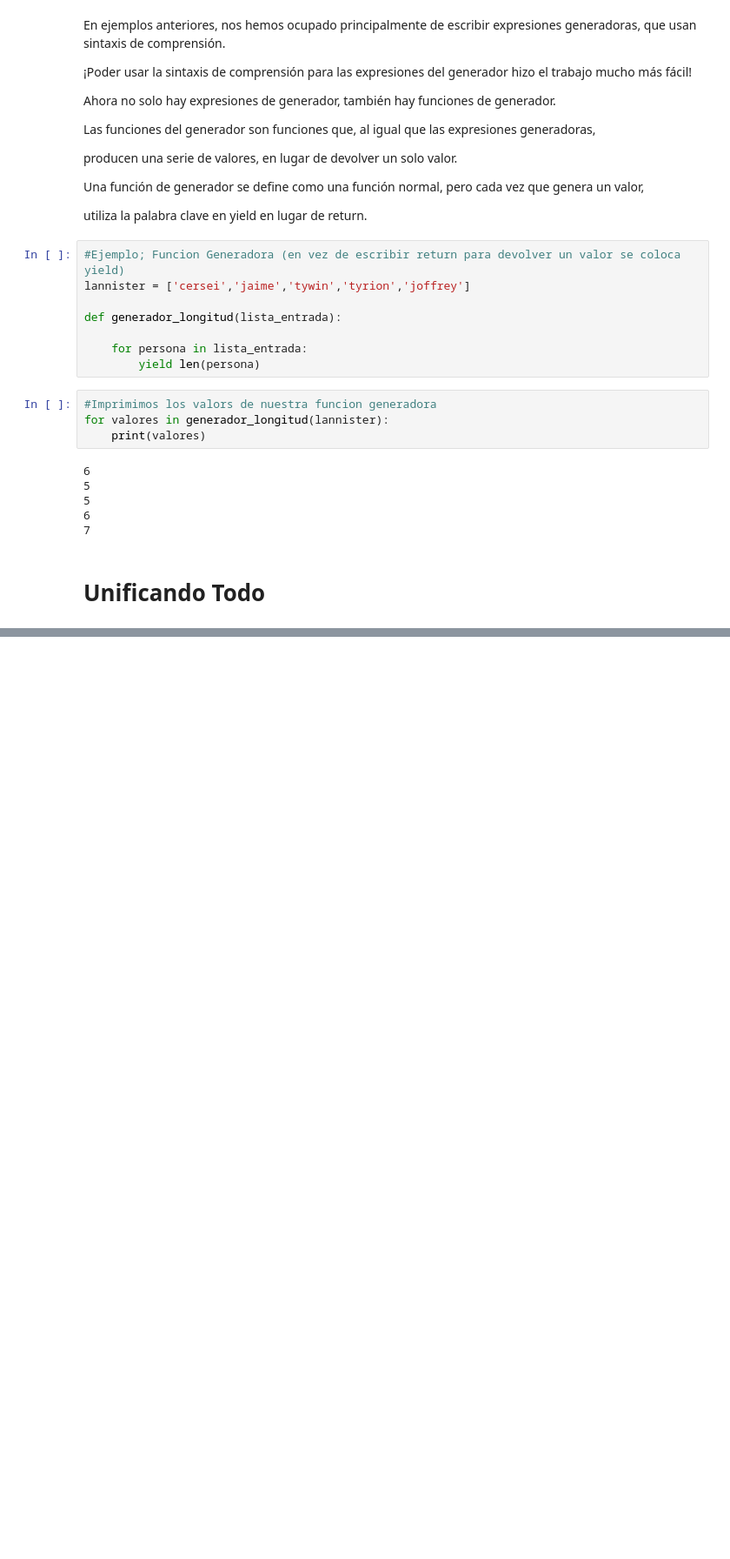
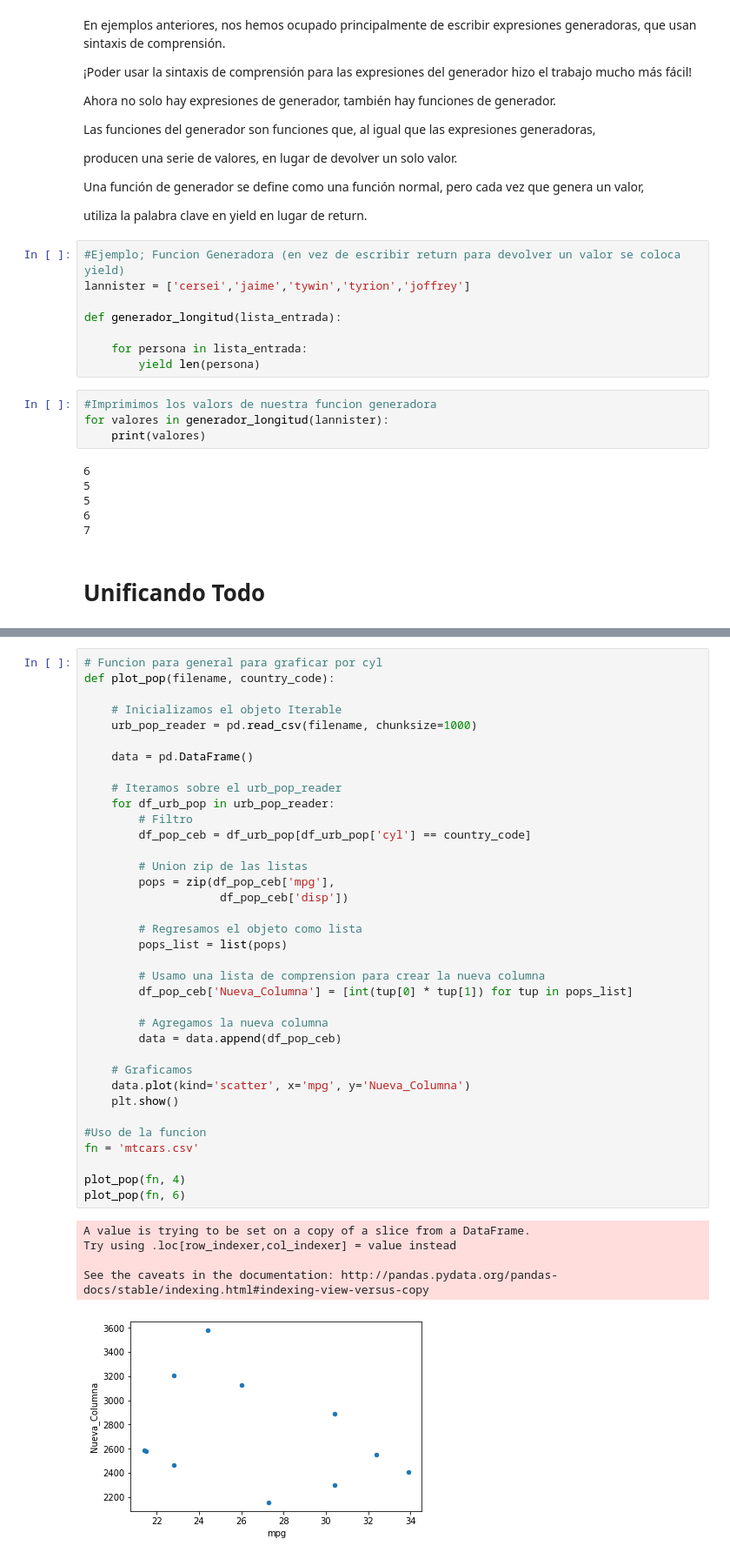
Before and after one commit to Corderodedios182/Resumenes-Python, a Jupyter notebook: Toolbox (Part 2).ipynb, the cells around one changed output, grey strips where cells are left out. Shown: that part at 87% size. Cells and saved outputs as stored; diff of their text form; blank space fills up the shorter version.

```diff
--- a/Toolbox (Part 2).ipynb
+++ b/Toolbox (Part 2).ipynb
@@ -553,0 +800,42 @@ for valores in generador_longitud(lannister):
+# %%
+# Funcion para general para graficar por cyl
+def plot_pop(filename, country_code):
+
+    # Inicializamos el objeto Iterable
+    urb_pop_reader = pd.read_csv(filename, chunksize=1000)
+
+    data = pd.DataFrame()
+
+    # Iteramos sobre el urb_pop_reader
+    for df_urb_pop in urb_pop_reader:
+        # Filtro
+        df_pop_ceb = df_urb_pop[df_urb_pop['cyl'] == country_code]
+
+        # Union zip de las listas
+        pops = zip(df_pop_ceb['mpg'],
+                    df_pop_ceb['disp'])
+
+        # Regresamos el objeto como lista
+        pops_list = list(pops)
+
+        # Usamo una lista de comprension para crear la nueva columna
+        df_pop_ceb['Nueva_Columna'] = [int(tup[0] * tup[1]) for tup in pops_list]
+
+        # Agregamos la nueva columna
+        data = data.append(df_pop_ceb)
+
+    # Graficamos
+    data.plot(kind='scatter', x='mpg', y='Nueva_Columna')
+    plt.show()
+
+#Uso de la funcion
+fn = 'mtcars.csv'
+
+plot_pop(fn, 4)
+plot_pop(fn, 6)
+# %% [output]
+A value is trying to be set on a copy of a slice from a DataFrame.
+Try using .loc[row_indexer,col_indexer] = value instead
+
+See the caveats in the documentation: http://pandas.pydata.org/pandas-docs/stable/indexing.html#indexing-view-versus-copy
+[figure, added]
```
Also changed, not shown: parts of 34 cells of this notebook.
